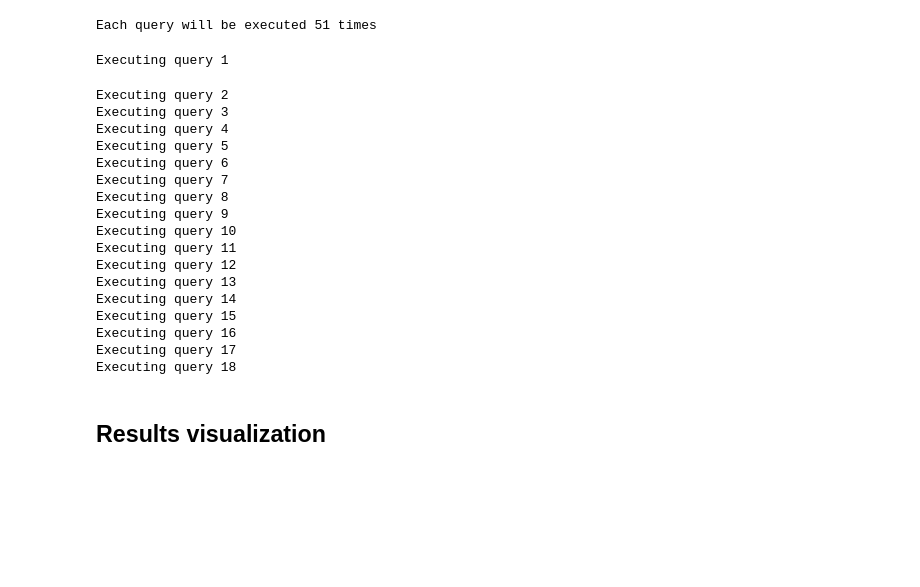
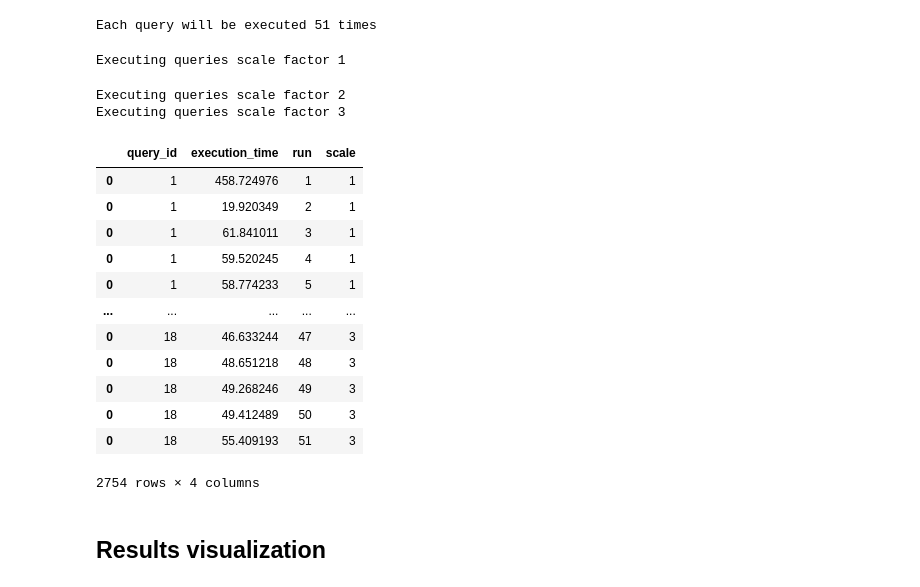
Before and after one commit to Carda01/SearchEngines_benchmark, a Jupyter notebook: opensearch/benchmark_opensearch.ipynb, the cells around one changed output. Drawn from its saved outputs; the diff is of its cells as text; code cells hidden in the pictures; blank space fills up the shorter version.

```diff
--- a/opensearch/benchmark_opensearch.ipynb
+++ b/opensearch/benchmark_opensearch.ipynb
@@ -63,45 +63,49 @@ print(f"Each query will be executed {number_of_interations} times")
 # %% [output]
 Each query will be executed 51 times
 # %%
-for i in range(len(queries_os)):
-    query_id=i+1
-    print(f'Executing query {query_id}')
-    counter = 0
-    while counter < number_of_interations:
-        # Measure execution time
-        start_time = time.time()
-        resp = queries_os[i](client)
-        execution_time = time.time() - start_time
-        execution_time_ms = execution_time*1000
-        # Save results in a pandas DataFrame
-        data = {
-            "query_id":query_id ,
-            "execution_time": [execution_time_ms],
-            "run":counter+1
-        }
-
-        df = pd.DataFrame(data)
-        df_results=pd.concat([df_results, df])
-        counter+=1 # update counter
+# Example usage:
+scale_factor = [1,2,3]
+for s in scale_factor:
+    print(f"Executing queries scale factor {s}")
+    for i, query in enumerate(queries_os, start=1):
+        counter = 0
+        while counter < number_of_interations:
+            # Measure execution time
+            start_time = time.time()
+            #resp = queries_os[i](client)
+            response = query(client, s)
+            execution_time = time.time() - start_time
+            execution_time_ms = execution_time*1000
+            # Save results in a pandas DataFrame
+            data = {
+                "query_id":i ,
+                "execution_time": [execution_time_ms],
+                "run":counter+1,
+                "scale":s
+            }
+            df = pd.DataFrame(data)
+            df_results=pd.concat([df_results, df])
+            counter+=1 # update counter
 # %% [output]
-Executing query 1
+Executing queries scale factor 1
-Executing query 2
-Executing query 3
-Executing query 4
-Executing query 5
-Executing query 6
-Executing query 7
-Executing query 8
-Executing query 9
-Executing query 10
-Executing query 11
-Executing query 12
-Executing query 13
-Executing query 14
-Executing query 15
-Executing query 16
-Executing query 17
-Executing query 18
+Executing queries scale factor 2
+Executing queries scale factor 3
+# %%
+df_results
+# %% [output]
+|  | query_id | execution_time | run | scale |
+| 0 | 1 | 458.724976 | 1 | 1 |
+| 0 | 1 | 19.920349 | 2 | 1 |
+| 0 | 1 | 61.841011 | 3 | 1 |
+| 0 | 1 | 59.520245 | 4 | 1 |
+| 0 | 1 | 58.774233 | 5 | 1 |
+| ... | ... | ... | ... | ... |
+| 0 | 18 | 46.633244 | 47 | 3 |
+| 0 | 18 | 48.651218 | 48 | 3 |
+| 0 | 18 | 49.268246 | 49 | 3 |
+| 0 | 18 | 49.412489 | 50 | 3 |
+| 0 | 18 | 55.409193 | 51 | 3 |
+2754 rows × 4 columns
 # %% [markdown]
 ## Results visualization
 # %%
```
Also changed, not shown: parts of 6 cells of this notebook, 6 other files.
